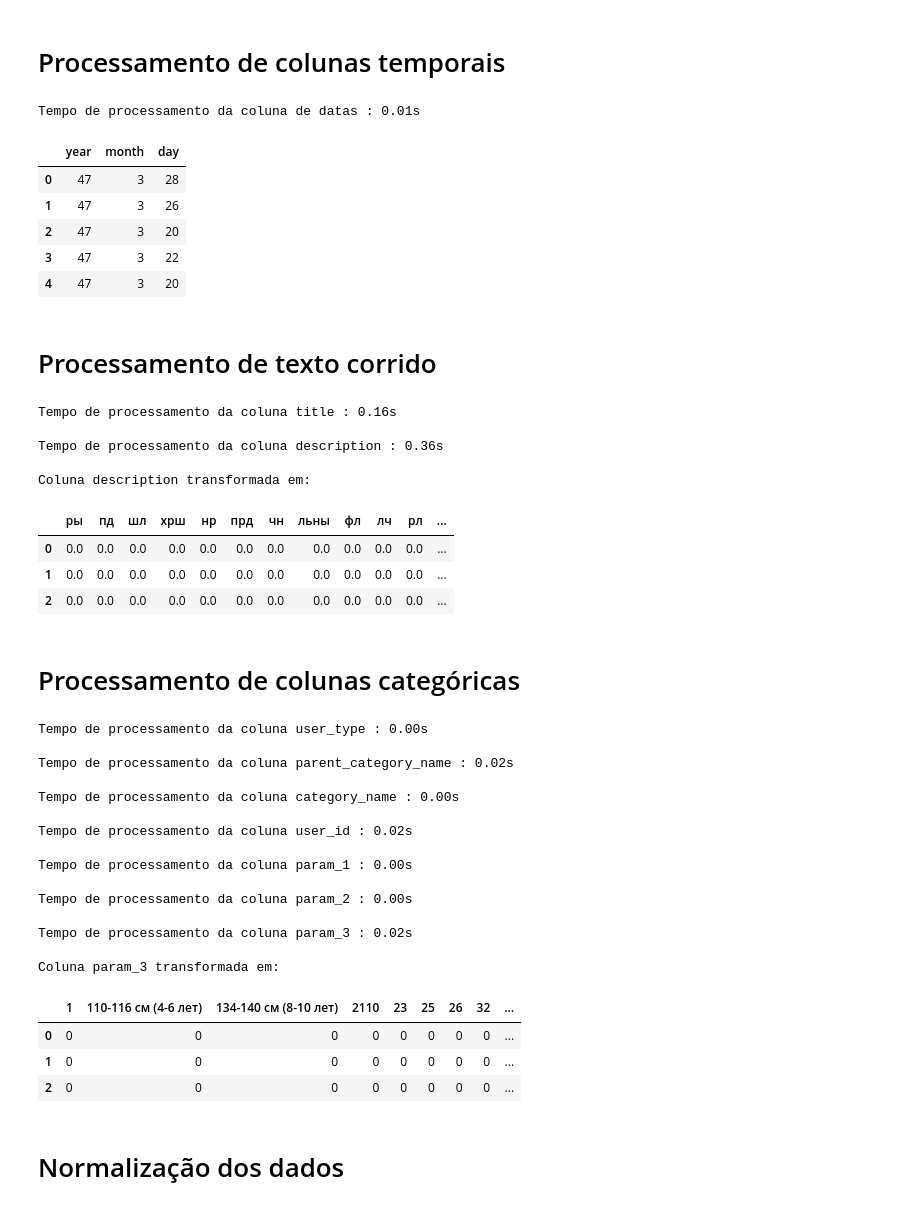
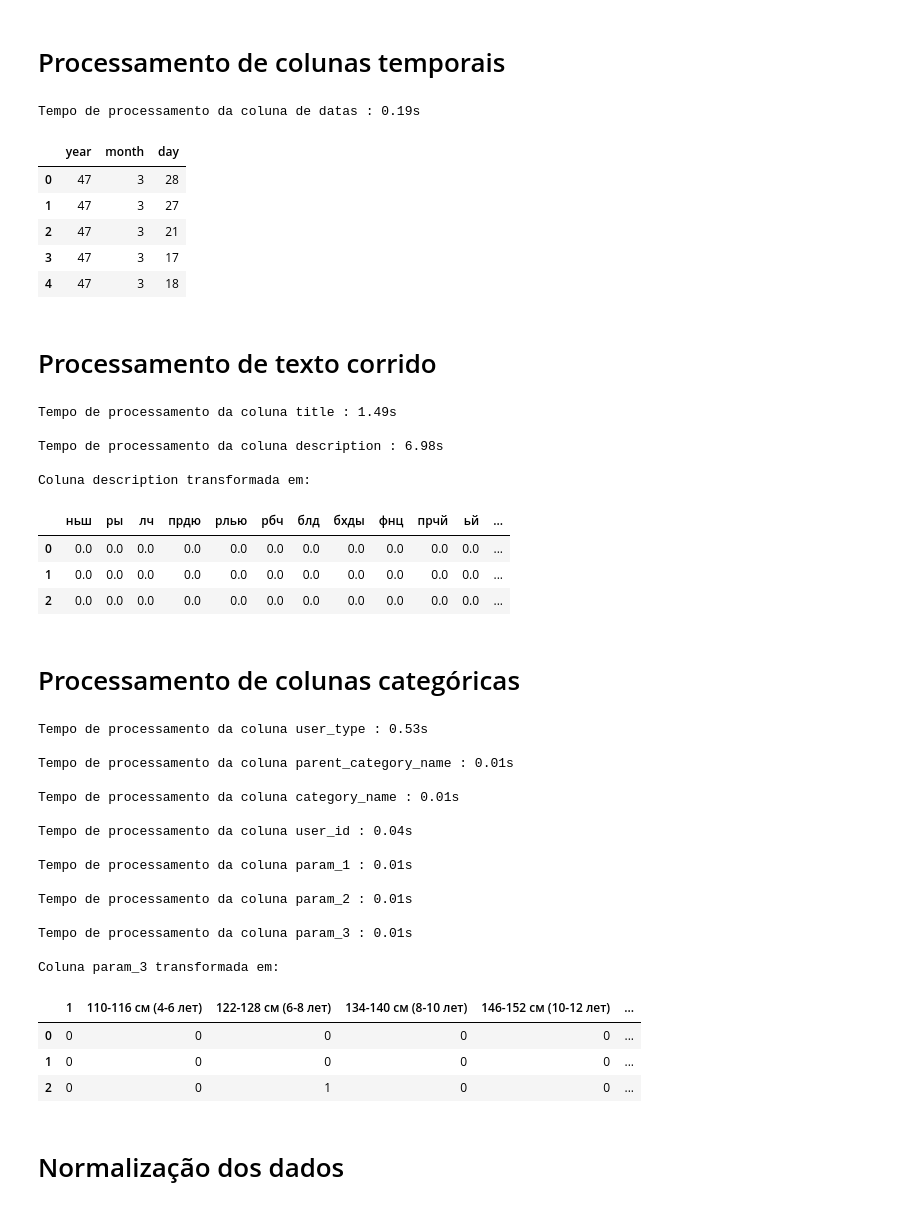
Before and after one commit to vinicius-alves/Kaggle-Avito-Challenge, a Jupyter notebook: notebook pré-processamento.ipynb, the cells around one changed output. Drawn from its saved outputs; the diff is of its cells as text; code cells hidden in the pictures.

```diff
--- a/notebook pré-processamento.ipynb
+++ b/notebook pré-processamento.ipynb
@@ -31,8 +31,8 @@ dtype={
       }
 
 start = time.time()
-df_train = pd.read_csv('./data/train_small.csv', dtype = dtype, encoding='utf8')
-df_test  = pd.read_csv('./data/test_small.csv' , dtype = dtype, encoding='utf8')
+df_train = pd.read_csv('./data/train.csv', dtype = dtype, encoding='utf8').head(1000)
+df_test  = pd.read_csv('./data/test.csv' , dtype = dtype, encoding='utf8').head(1000)
 end = time.time()
 
 print('Tempo de carregamento dos CSVs: '+str("%.2f" % (end - start))+'s\n')
@@ -216,13 +216,13 @@ print('Tempo de processamento da coluna de datas : '+str("%.2f" % (end - start))
 
 df_train[numeric_columns_dates].head(5)
 # %% [output]
-Tempo de processamento da coluna de datas : 0.01s
+Tempo de processamento da coluna de datas : 0.19s
 |  | year | month | day |
 | 0 | 47 | 3 | 28 |
-| 1 | 47 | 3 | 26 |
-| 2 | 47 | 3 | 20 |
-| 3 | 47 | 3 | 22 |
-| 4 | 47 | 3 | 20 |
+| 1 | 47 | 3 | 27 |
+| 2 | 47 | 3 | 21 |
+| 3 | 47 | 3 | 17 |
+| 4 | 47 | 3 | 18 |
 # %% [markdown]
 # Processamento de texto corrido
 # %%
@@ -266,37 +266,37 @@ for column in text_columns:
     # fit
     tfidf.fit(serie_all_data)
     serie_all_data = None
 
     # transform
     train_column_transformed = tfidf.transform(df_train[column])
     test_column_transformed  = tfidf.transform(df_test[column])
 
     # apagando colunas antigas
     df_train.drop(columns=[column],inplace=True)
     df_test.drop (columns=[column],inplace=True)
 
     # Salvando matrizes de resultado
     matrizes_train_resultado.append(train_column_transformed)
     matrizes_test_resultado.append(test_column_transformed)
 
     end = time.time()
 
     print('Tempo de processamento da coluna '+column+' : '+str("%.2f" % (end - start))+'s\n')
 
 print("Coluna "+column+ " transformada em:")
 exibir_dataframe(pd.DataFrame(train_column_transformed[:3].toarray(), columns = tfidf.vocabulary_.keys()))
 
 # Limpando memória
 train_column_transformed = None
 test_column_transformed  = None
-#tfidf = None
+tfidf = None
 # %% [output]
-Tempo de processamento da coluna title : 0.16s
+Tempo de processamento da coluna title : 1.49s
 
-Tempo de processamento da coluna description : 0.36s
+Tempo de processamento da coluna description : 6.98s
 
 Coluna description transformada em:
-|  | ры | пд | шл | хрш | нр | прд | чн | льны | фл | лч | рл | ... |
+|  | ньш | ры | лч | прдю | рлью | рбч | блд | бхды | фнц | прчй | ьй | ... |
 | 0 | 0.0 | 0.0 | 0.0 | 0.0 | 0.0 | 0.0 | 0.0 | 0.0 | 0.0 | 0.0 | 0.0 | ... |
 | 1 | 0.0 | 0.0 | 0.0 | 0.0 | 0.0 | 0.0 | 0.0 | 0.0 | 0.0 | 0.0 | 0.0 | ... |
 | 2 | 0.0 | 0.0 | 0.0 | 0.0 | 0.0 | 0.0 | 0.0 | 0.0 | 0.0 | 0.0 | 0.0 | ... |
@@ -369,25 +369,25 @@ exibir_dataframe(pd.DataFrame(train_column_transformed[:3].toarray(), columns =
 train_column_transformed = None
 test_column_transformed  = None
 # %% [output]
-Tempo de processamento da coluna user_type : 0.00s
+Tempo de processamento da coluna user_type : 0.53s
 
-Tempo de processamento da coluna parent_category_name : 0.02s
+Tempo de processamento da coluna parent_category_name : 0.01s
 
-Tempo de processamento da coluna category_name : 0.00s
+Tempo de processamento da coluna category_name : 0.01s
 
-Tempo de processamento da coluna user_id : 0.02s
+Tempo de processamento da coluna user_id : 0.04s
 
-Tempo de processamento da coluna param_1 : 0.00s
+Tempo de processamento da coluna param_1 : 0.01s
 
-Tempo de processamento da coluna param_2 : 0.00s
+Tempo de processamento da coluna param_2 : 0.01s
 
-Tempo de processamento da coluna param_3 : 0.02s
+Tempo de processamento da coluna param_3 : 0.01s
 
 Coluna param_3 transformada em:
-|  | 1 | 110-116 см (4-6 лет) | 134-140 см (8-10 лет) | 2110 | 23 | 25 | 26 | 32 | ... |
-| 0 | 0 | 0 | 0 | 0 | 0 | 0 | 0 | 0 | ... |
-| 1 | 0 | 0 | 0 | 0 | 0 | 0 | 0 | 0 | ... |
-| 2 | 0 | 0 | 0 | 0 | 0 | 0 | 0 | 0 | ... |
+|  | 1 | 110-116 см (4-6 лет) | 122-128 см (6-8 лет) | 134-140 см (8-10 лет) | 146-152 см (10-12 лет) | ... |
+| 0 | 0 | 0 | 0 | 0 | 0 | ... |
+| 1 | 0 | 0 | 0 | 0 | 0 | ... |
+| 2 | 0 | 0 | 1 | 0 | 0 | ... |
 # %% [markdown]
 # Normalização dos dados
 # %%
```
Also changed, not shown: parts of 10 cells of this notebook.
